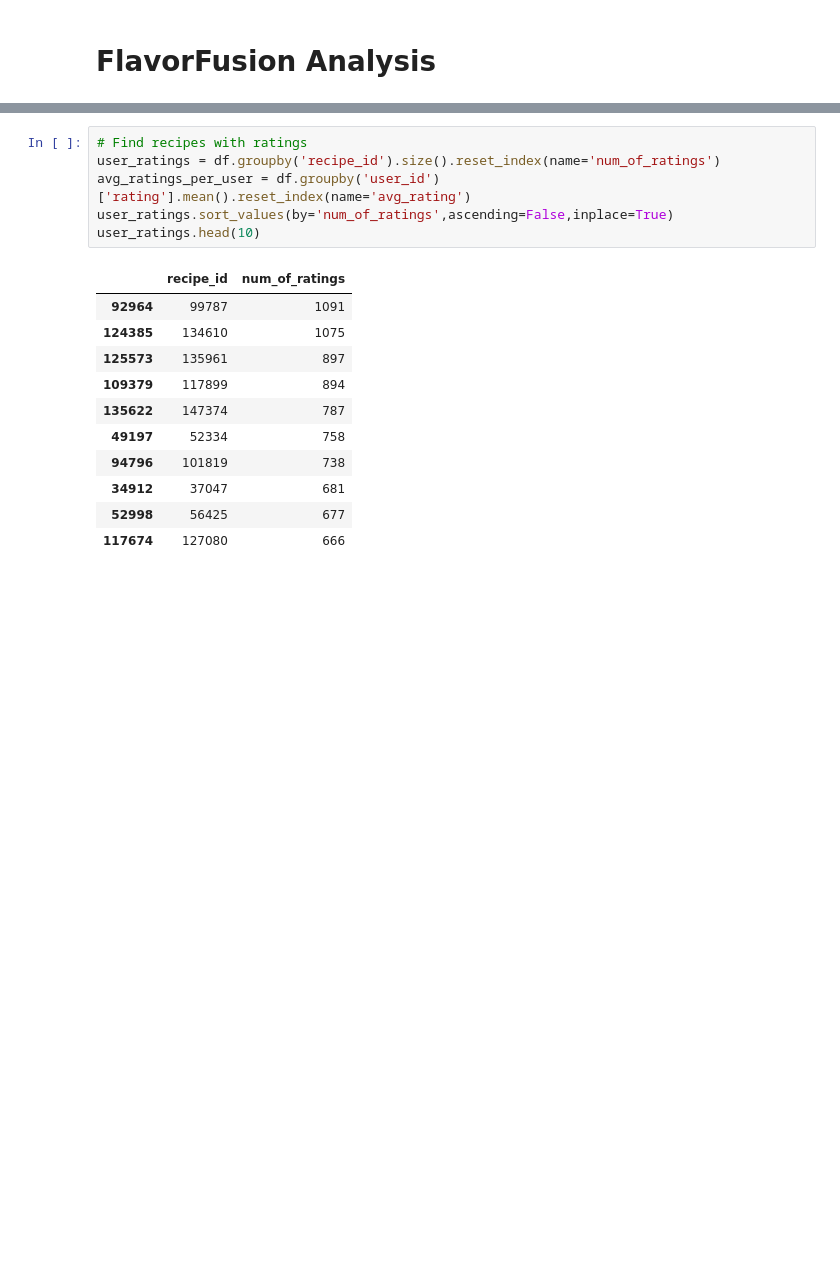
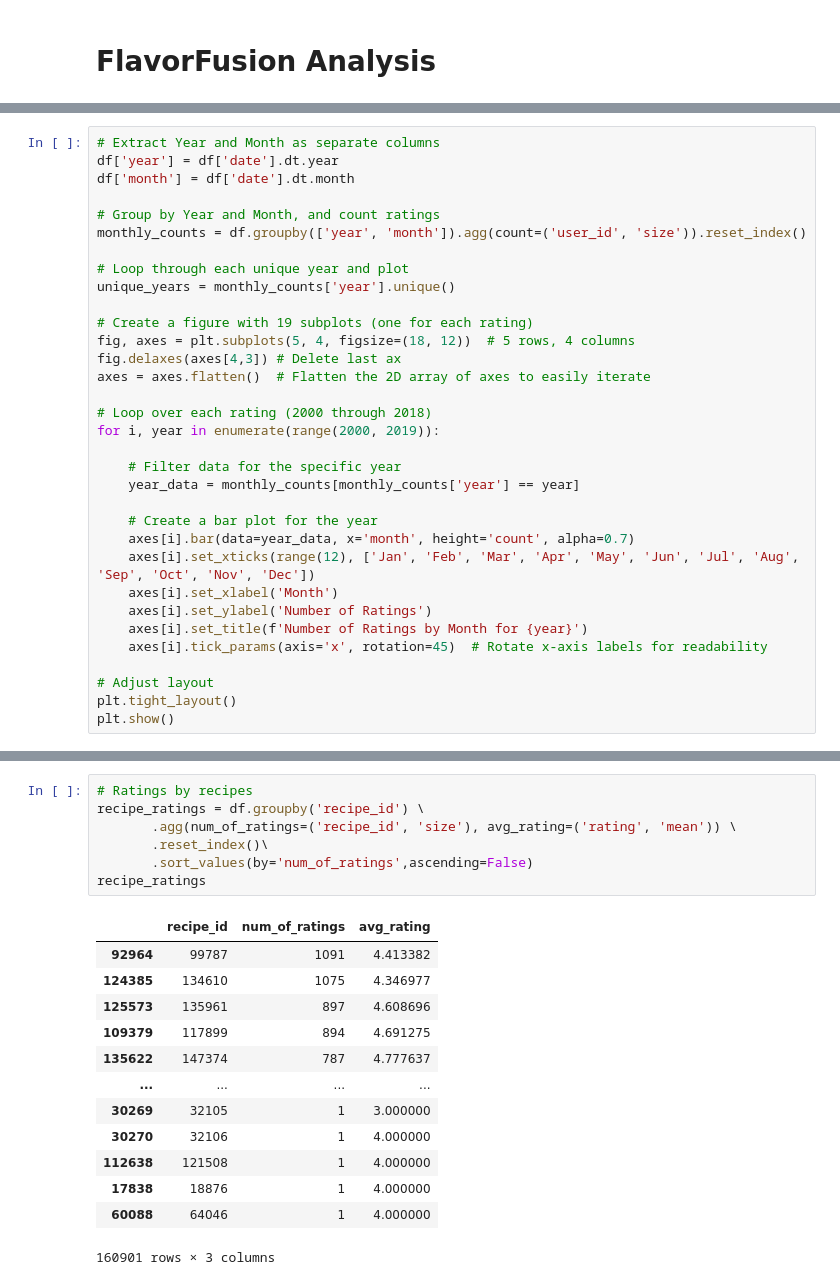
Before and after one commit to AnaqiAmir/FlavorFusion, a Jupyter notebook: EDA.ipynb, the cells around one changed output, grey strips where cells are left out. Saved outputs shown, nothing was run; the diff lists cells and outputs as text; blank space fills up the shorter version.

```diff
--- a/EDA.ipynb
+++ b/EDA.ipynb
@@ -87,0 +131,33 @@ plt.show()
+# %%
+# Extract Year and Month as separate columns
+df['year'] = df['date'].dt.year
+df['month'] = df['date'].dt.month
+
+# Group by Year and Month, and count ratings
+monthly_counts = df.groupby(['year', 'month']).agg(count=('user_id', 'size')).reset_index()
+
+# Loop through each unique year and plot
+unique_years = monthly_counts['year'].unique()
+
+# Create a figure with 19 subplots (one for each rating)
+fig, axes = plt.subplots(5, 4, figsize=(18, 12))  # 5 rows, 4 columns
+fig.delaxes(axes[4,3]) # Delete last ax
+axes = axes.flatten()  # Flatten the 2D array of axes to easily iterate
+
+# Loop over each rating (2000 through 2018)
+for i, year in enumerate(range(2000, 2019)):
+
+    # Filter data for the specific year
+    year_data = monthly_counts[monthly_counts['year'] == year]
+
+    # Create a bar plot for the year
+    axes[i].bar(data=year_data, x='month', height='count', alpha=0.7)
+    axes[i].set_xticks(range(12), ['Jan', 'Feb', 'Mar', 'Apr', 'May', 'Jun', 'Jul', 'Aug', 'Sep', 'Oct', 'Nov', 'Dec'])
+    axes[i].set_xlabel('Month')
+    axes[i].set_ylabel('Number of Ratings')
+    axes[i].set_title(f'Number of Ratings by Month for {year}')
+    axes[i].tick_params(axis='x', rotation=45)  # Rotate x-axis labels for readability
+
+# Adjust layout
+plt.tight_layout()
+plt.show()
@@ -105,18 +222,21 @@ user_ratings.head(10)
 # %%
-# Find recipes with ratings
-user_ratings = df.groupby('recipe_id').size().reset_index(name='num_of_ratings')
-avg_ratings_per_user = df.groupby('user_id')['rating'].mean().reset_index(name='avg_rating')
-user_ratings.sort_values(by='num_of_ratings',ascending=False,inplace=True)
-user_ratings.head(10)
+# Ratings by recipes
+recipe_ratings = df.groupby('recipe_id') \
+       .agg(num_of_ratings=('recipe_id', 'size'), avg_rating=('rating', 'mean')) \
+       .reset_index()\
+       .sort_values(by='num_of_ratings',ascending=False)
+recipe_ratings
 # %% [output]
-|  | recipe_id | num_of_ratings |
-| 92964 | 99787 | 1091 |
-| 124385 | 134610 | 1075 |
-| 125573 | 135961 | 897 |
-| 109379 | 117899 | 894 |
-| 135622 | 147374 | 787 |
-| 49197 | 52334 | 758 |
-| 94796 | 101819 | 738 |
-| 34912 | 37047 | 681 |
-| 52998 | 56425 | 677 |
-| 117674 | 127080 | 666 |
+|  | recipe_id | num_of_ratings | avg_rating |
+| 92964 | 99787 | 1091 | 4.413382 |
+| 124385 | 134610 | 1075 | 4.346977 |
+| 125573 | 135961 | 897 | 4.608696 |
+| 109379 | 117899 | 894 | 4.691275 |
+| 135622 | 147374 | 787 | 4.777637 |
+| ... | ... | ... | ... |
+| 30269 | 32105 | 1 | 3.000000 |
+| 30270 | 32106 | 1 | 4.000000 |
+| 112638 | 121508 | 1 | 4.000000 |
+| 17838 | 18876 | 1 | 4.000000 |
+| 60088 | 64046 | 1 | 4.000000 |
+160901 rows × 3 columns
```
Also changed, not shown: parts of 23 cells of this notebook.
